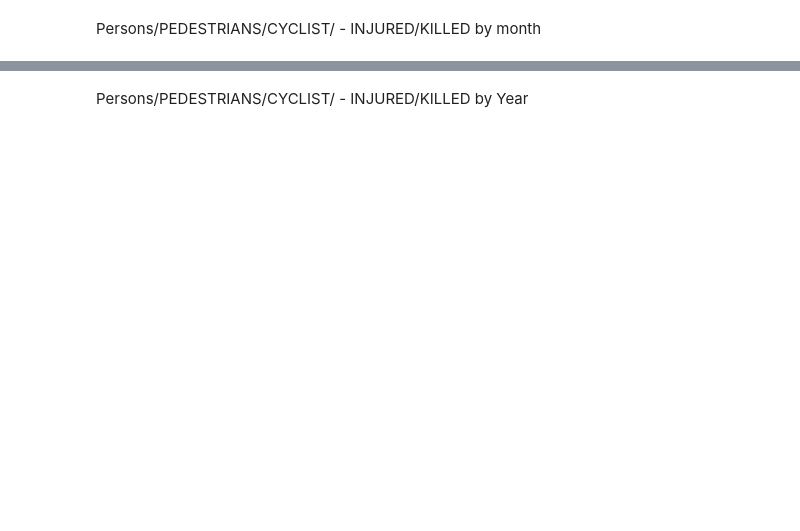
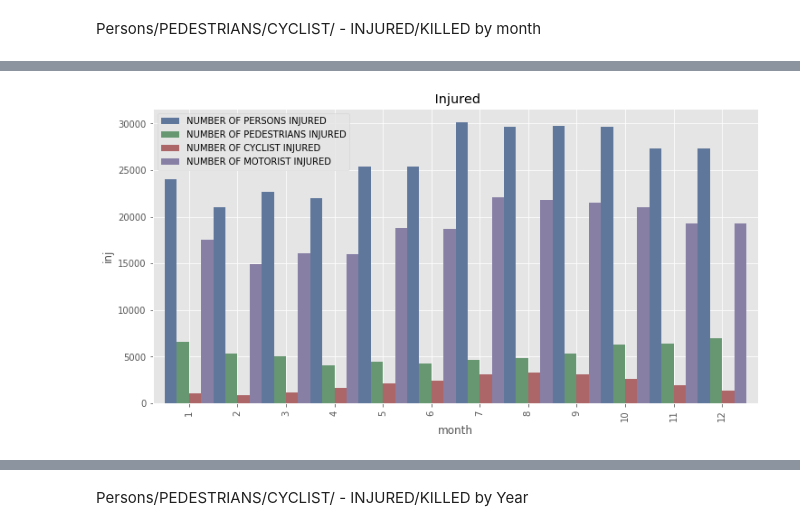
Before and after one commit to psumank/DATA698, a Jupyter notebook: EDA/NYPD Motor Vehicle Accidents.ipynb, the cells around one changed output, grey strips where cells are left out. Drawn from its saved outputs; the diff is of its cells as text; code cells hidden in the pictures; blank space fills up the shorter version.

```diff
--- a/EDA/NYPD Motor Vehicle Accidents.ipynb
+++ b/EDA/NYPD Motor Vehicle Accidents.ipynb
@@ -193,0 +193,15 @@ s.sum()
+# %%
+inj_kill = df_inj_kill.DATENew.dt.month
+s = df_inj_kill.groupby(inj_kill)
+dfinj_kill = s.sum()
+month =dfinj_kill.index
+
+dfinj =dfinj_kill[['NUMBER OF PERSONS INJURED','NUMBER OF PEDESTRIANS INJURED','NUMBER OF CYCLIST INJURED','NUMBER OF MOTORIST INJURED']]
+dfkill =dfinj_kill[['NUMBER OF PERSONS KILLED','NUMBER OF PEDESTRIANS KILLED','NUMBER OF CYCLIST KILLED','NUMBER OF MOTORIST KILLED']]
+# %%
+dfinj.plot(x=month, figsize=(12,6), kind = 'bar', title = ' Injured',width=1)
+plt.ylabel('inj')
+plt.xlabel('month')
+plt.show()
+# %% [output]
+[figure, added]
```
Also changed, not shown: parts of 23 cells of this notebook.
